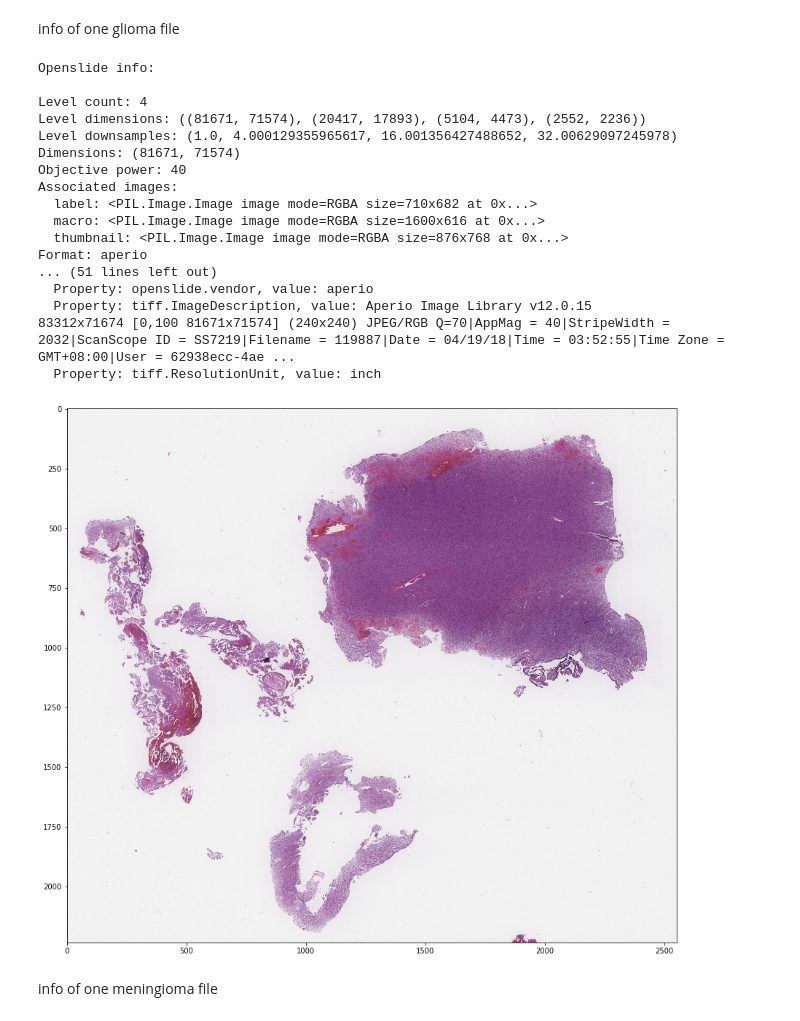
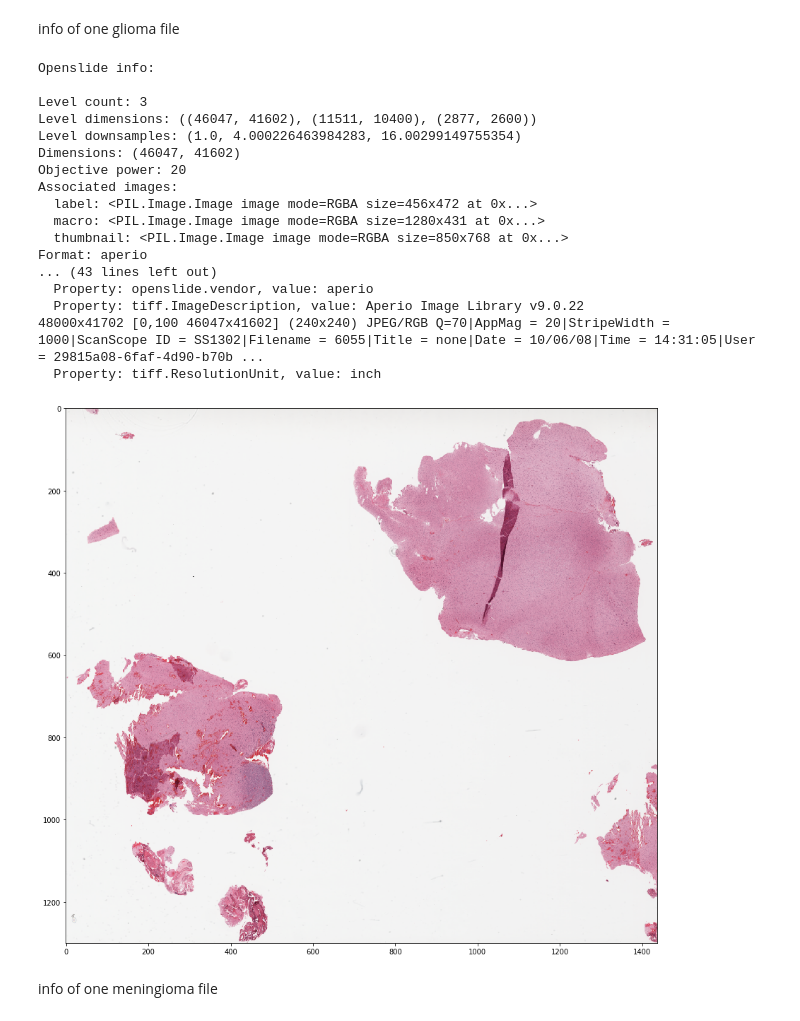
Before and after one commit to mingrui/python-wsi-preprocessing, a Jupyter notebook: pipeline.ipynb, the cells around one changed output. Saved outputs shown, nothing was run; the diff lists cells and outputs as text; code cells hidden in the pictures.

```diff
--- a/pipeline.ipynb
+++ b/pipeline.ipynb
@@ -78,26 +89,26 @@ File names:          ['122403.svs' '122401.svs' '122433.svs' '122468.svs' '12288
 # %% [markdown]
 info of one glioma file
-# %%
-file_stats(GLIOMA_DIR, '132223.svs')
-# %% [output]
-Openslide info:
-
-Level count: 4
-Level dimensions: ((81671, 71574), (20417, 17893), (5104, 4473), (2552, 2236))
-Level downsamples: (1.0, 4.000129355965617, 16.001356427488652, 32.00629097245978)
-Dimensions: (81671, 71574)
-Objective power: 40
-Associated images:
-  label: <PIL.Image.Image image mode=RGBA size=710x682 at 0x...>
-  macro: <PIL.Image.Image image mode=RGBA size=1600x616 at 0x...>
-  thumbnail: <PIL.Image.Image image mode=RGBA size=876x768 at 0x...>
-Format: aperio
-... (51 lines left out)
-  Property: openslide.vendor, value: aperio
-  Property: tiff.ImageDescription, value: Aperio Image Library v12.0.15
-83312x71674 [0,100 81671x71574] (240x240) JPEG/RGB Q=70|AppMag = 40|StripeWidth = 2032|ScanScope ID = SS7219|Filename = 119887|Date = 04/19/18|Time = 03:52:55|Time Zone = GMT+08:00|User = 62938ecc-4ae ...
-  Property: tiff.ResolutionUnit, value: inch
-[figure, removed]
+# %%
+file_stats(TCGA_GLIOMA_DIR, 'TCGA-06-0171-01Z-00-DX3.svs')
+# %% [output]
+Openslide info:
+
+Level count: 3
+Level dimensions: ((46047, 41602), (11511, 10400), (2877, 2600))
+Level downsamples: (1.0, 4.000226463984283, 16.00299149755354)
+Dimensions: (46047, 41602)
+Objective power: 20
+Associated images:
+  label: <PIL.Image.Image image mode=RGBA size=456x472 at 0x...>
+  macro: <PIL.Image.Image image mode=RGBA size=1280x431 at 0x...>
+  thumbnail: <PIL.Image.Image image mode=RGBA size=850x768 at 0x...>
+Format: aperio
+... (43 lines left out)
+  Property: openslide.vendor, value: aperio
+  Property: tiff.ImageDescription, value: Aperio Image Library v9.0.22
+48000x41702 [0,100 46047x41602] (240x240) JPEG/RGB Q=70|AppMag = 20|StripeWidth = 1000|ScanScope ID = SS1302|Filename = 6055|Title = none|Date = 10/06/08|Time = 14:31:05|User = 29815a08-6faf-4d90-b70b ...
+  Property: tiff.ResolutionUnit, value: inch
+[figure, added]
 # %% [markdown]
 info of one meningioma file
 # %%
```
Also changed, not shown: parts of 8 cells of this notebook, 5 other files.
